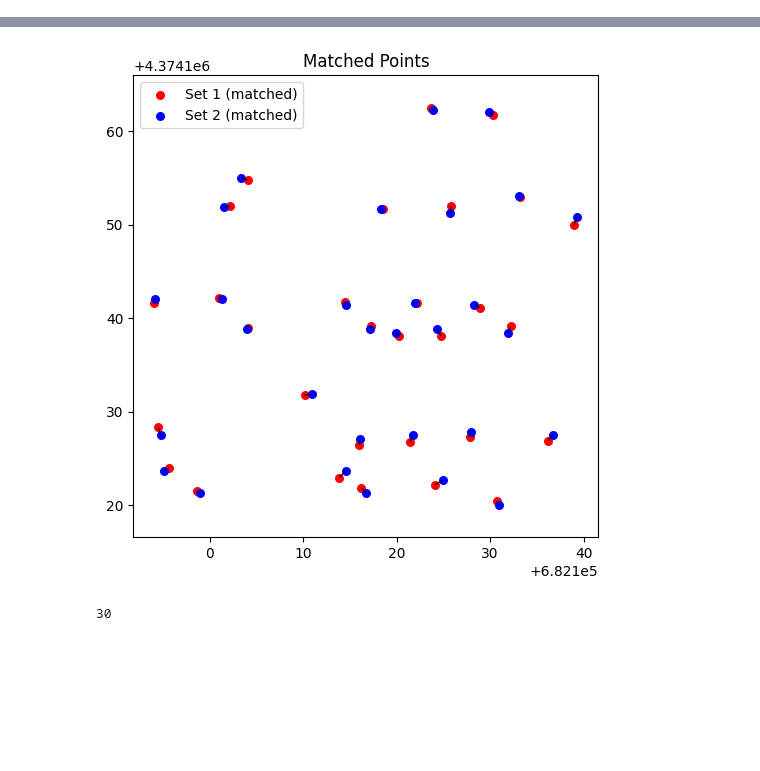
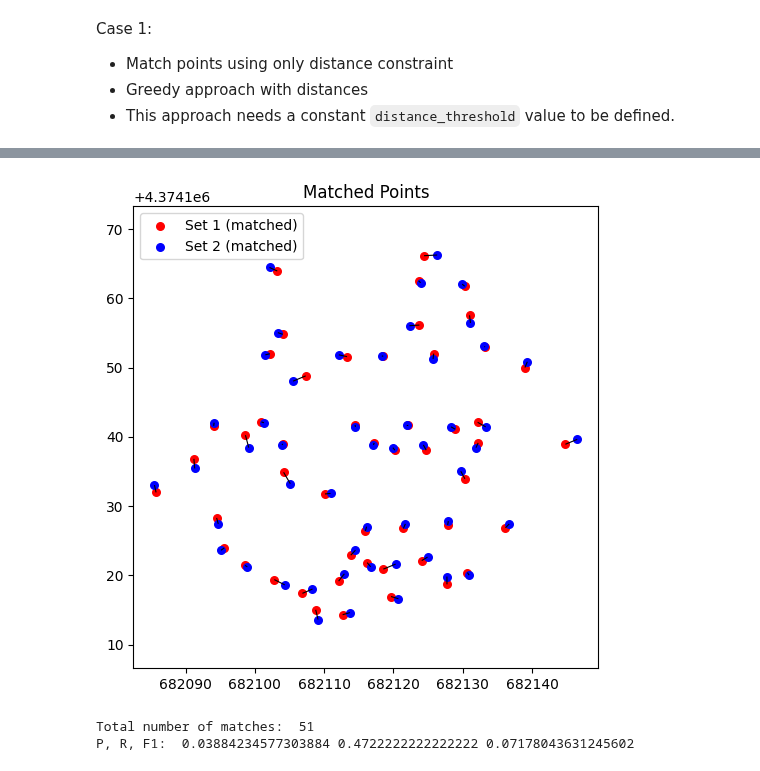
Before and after one commit to open-forest-observatory/tree-detection-framework, a Jupyter notebook: sandbox/evaluation/matching_points.ipynb, the cells around one changed output, grey strips where cells are left out. Saved outputs shown, nothing was run; the diff lists cells and outputs as text; code cells hidden in the pictures; blank space fills up the shorter version.

Commit message:
use height in distance matrix calculation, optionally

```diff
--- a/sandbox/evaluation/matching_points.ipynb
+++ b/sandbox/evaluation/matching_points.ipynb
@@ -7,9 +7,16 @@ FIELD_TREES_PATH = "/ofo-share/species-prediction-project/intermediate/shifted_f
 # %%
 gdf_detected_trees = gpd.read_file(DETECTED_TREES_PATH)
 gdf_field_trees = gpd.read_file(FIELD_TREES_PATH)
+# %% [markdown]
+Case 1:
+- Match points using only distance constraint
+- Greedy approach with distances
+- This approach needs a constant `distance_threshold` value to be defined.
 # %%
 matches = match_points(
-    gdf_field_trees, gdf_detected_trees, vis=True
+    gdf_field_trees, gdf_detected_trees, vis=True, distance_threshold=2
 )
-print(len(matches))
+print("Total number of matches: ",len(matches))
+precision, recall, f1_score = assess_matches(matches, n_ground_truth=len(gdf_field_trees), n_predictions=len(gdf_detected_trees))
+print("P, R, F1: ",precision, recall, f1_score)
 # %% [output]
@@ -17,2 +24,3 @@ print(len(matches))
-[figure, old version]
+[figure, new version]
-30
+Total number of matches:  51
+P, R, F1:  0.03884234577303884 0.4722222222222222 0.07178043631245602
```
Also changed, not shown: parts of 8 cells of this notebook, 1 other file.
